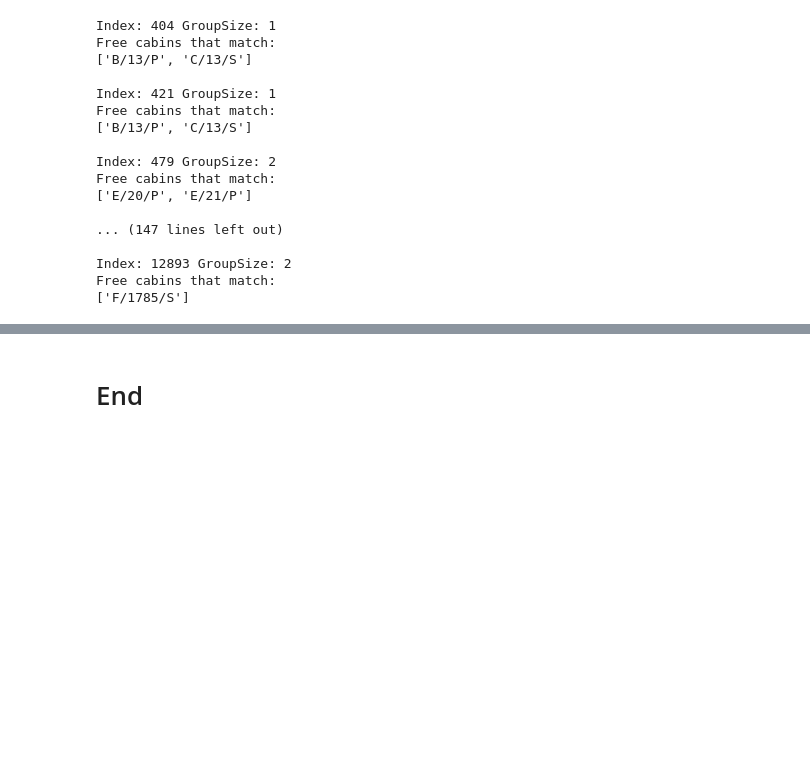
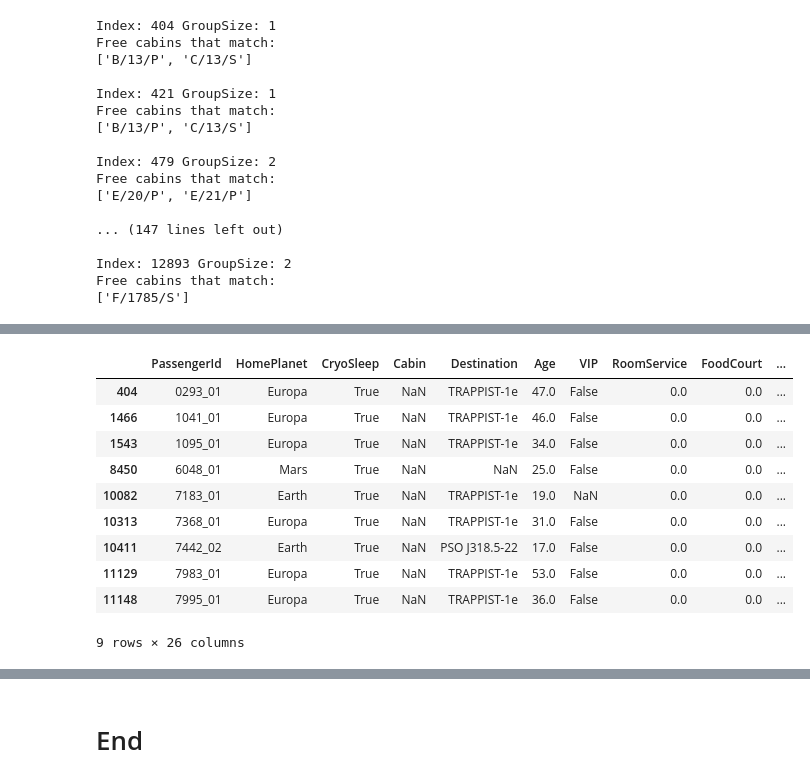
Before and after one commit to jacobsultan/cabin-for-spacetitanic-kaggle, a Jupyter notebook: final.ipynb, the cells around one changed output, grey strips where cells are left out. Drawn from its saved outputs; the diff is of its cells as text; code cells hidden in the pictures; blank space fills up the shorter version.

```diff
--- a/final.ipynb
+++ b/final.ipynb
@@ -364,0 +385,14 @@ Potential Decks:
+# %%
+df[(df.Cabin.isna()) & (df.Bills == 0)]
+# %% [output]
+|  | PassengerId | HomePlanet | CryoSleep | Cabin | Destination | Age | VIP | RoomService | FoodCourt | ... |
+| 404 | 0293_01 | Europa | True | NaN | TRAPPIST-1e | 47.0 | False | 0.0 | 0.0 | ... |
+| 1466 | 1041_01 | Europa | True | NaN | TRAPPIST-1e | 46.0 | False | 0.0 | 0.0 | ... |
+| 1543 | 1095_01 | Europa | True | NaN | TRAPPIST-1e | 34.0 | False | 0.0 | 0.0 | ... |
+| 8450 | 6048_01 | Mars | True | NaN | NaN | 25.0 | False | 0.0 | 0.0 | ... |
+| 10082 | 7183_01 | Earth | True | NaN | TRAPPIST-1e | 19.0 | NaN | 0.0 | 0.0 | ... |
+| 10313 | 7368_01 | Europa | True | NaN | TRAPPIST-1e | 31.0 | False | 0.0 | 0.0 | ... |
+| 10411 | 7442_02 | Earth | True | NaN | PSO J318.5-22 | 17.0 | False | 0.0 | 0.0 | ... |
+| 11129 | 7983_01 | Europa | True | NaN | TRAPPIST-1e | 53.0 | False | 0.0 | 0.0 | ... |
+| 11148 | 7995_01 | Europa | True | NaN | TRAPPIST-1e | 36.0 | False | 0.0 | 0.0 | ... |
+9 rows × 26 columns
```
Also changed, not shown: parts of 27 cells of this notebook.
